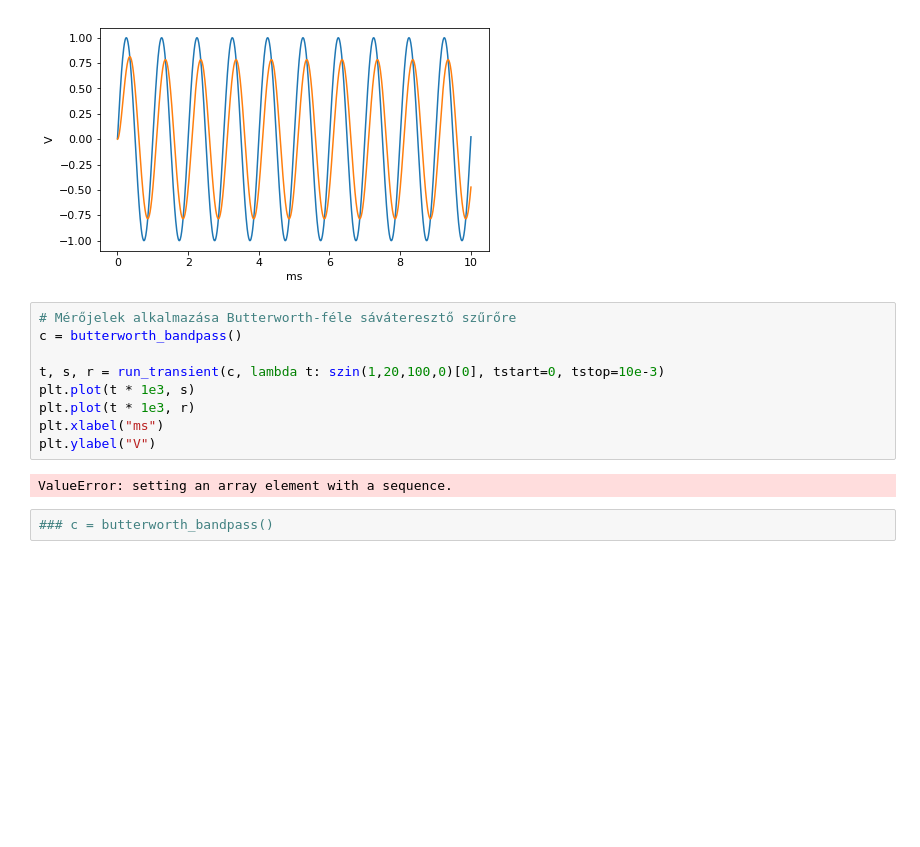
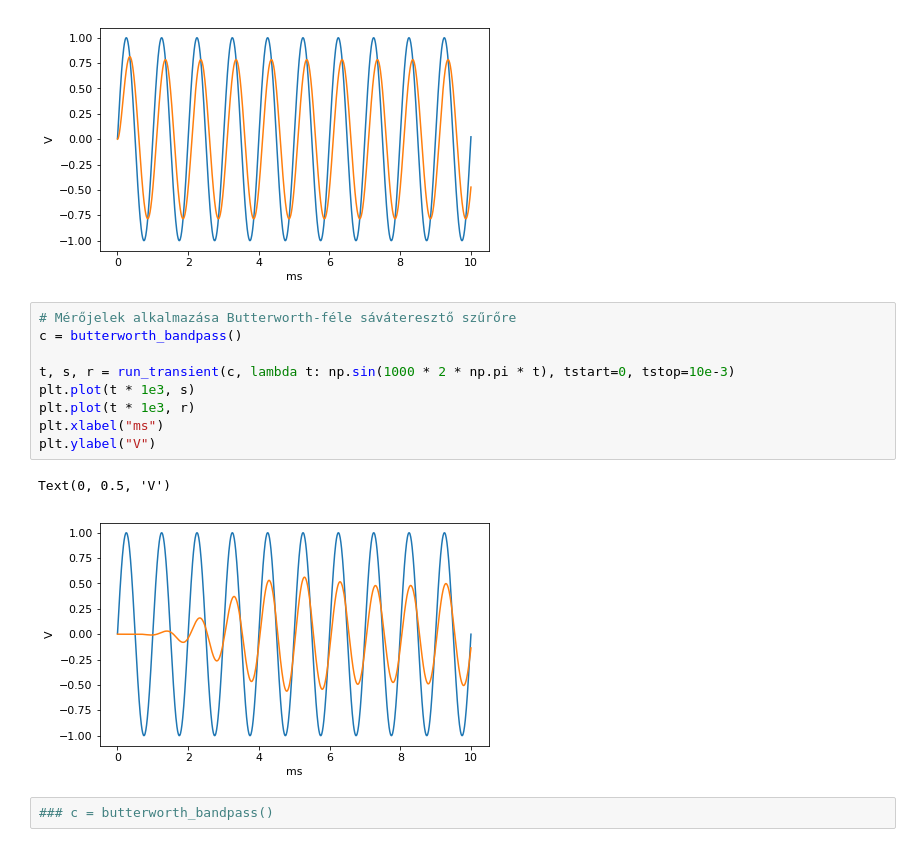
Before and after one commit to Tominano/Numerical-methods-of-physics-II, a Jupyter notebook: 3_feladatsor/3_feladat_Tomi.ipynb, the cells around one changed output. Cells and saved outputs as stored; diff of their text form; blank space fills up the shorter version.

```diff
--- a/3_feladatsor/3_feladat_Tomi.ipynb
+++ b/3_feladatsor/3_feladat_Tomi.ipynb
@@ -286,14 +286,15 @@ Text(0, 0.5, 'V')
 # %%
 # Mérőjelek alkalmazása Butterworth-féle sáváteresztő szűrőre
 c = butterworth_bandpass()
 
-t, s, r = run_transient(c, lambda t: szin(1,20,100,0)[0], tstart=0, tstop=10e-3)
+t, s, r = run_transient(c, lambda t: np.sin(1000 * 2 * np.pi * t), tstart=0, tstop=10e-3)
 plt.plot(t * 1e3, s)
 plt.plot(t * 1e3, r)
 plt.xlabel("ms")
 plt.ylabel("V")
 # %% [output]
-ValueError: setting an array element with a sequence.
+Text(0, 0.5, 'V')
+[figure, added]
 # %%
 ### c = butterworth_bandpass()
 # %% [markdown]
```
Also changed, not shown: parts of 1 cell of this notebook.
